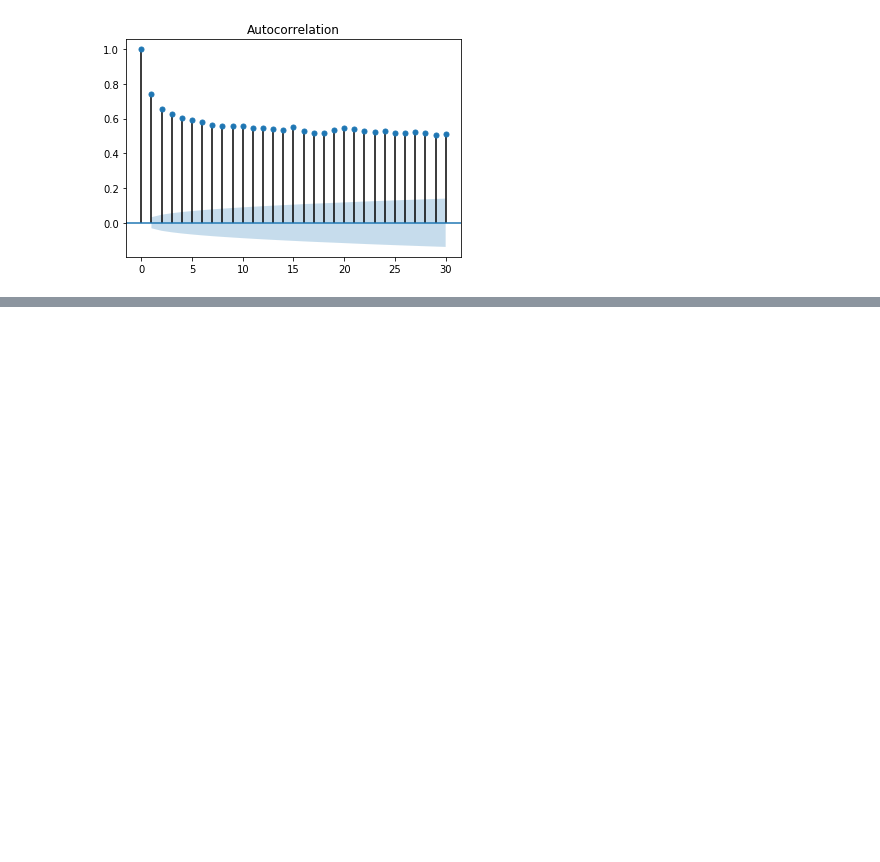
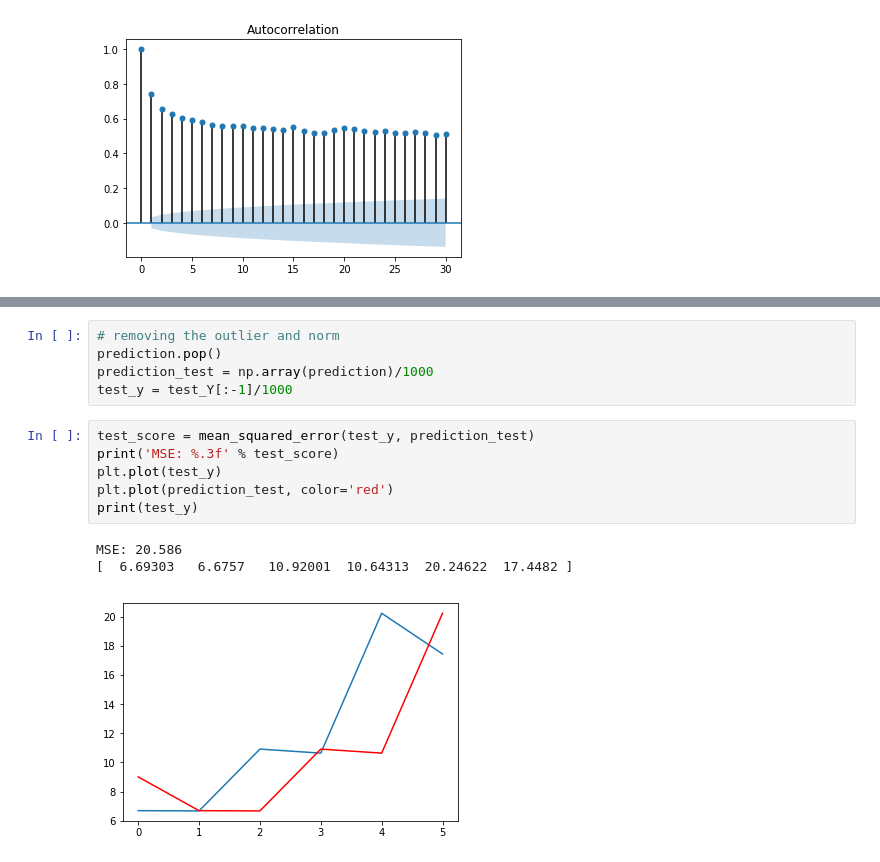
Before and after one commit to anurag19997/Time-Series-Forecasting-python, a Jupyter notebook: Autoregression Models Time Series Forecasting.ipynb, the cells around one changed output, grey strips where cells are left out. Drawn from its saved outputs; the diff is of its cells as text; blank space fills up the shorter version.

```diff
--- a/Autoregression Models Time Series Forecasting.ipynb
+++ b/Autoregression Models Time Series Forecasting.ipynb
@@ -112,0 +174,15 @@ plot_acf(turnover_values.turnover, lags=30)
+# %%
+# removing the outlier and norm
+prediction.pop()
+prediction_test = np.array(prediction)/1000
+test_y = test_Y[:-1]/1000
+# %%
+test_score = mean_squared_error(test_y, prediction_test)
+print('MSE: %.3f' % test_score)
+plt.plot(test_y)
+plt.plot(prediction_test, color='red')
+print(test_y)
+# %% [output]
+MSE: 20.586
+[  6.69303   6.6757   10.92001  10.64313  20.24622  17.4482 ]
+[figure, added]
```
Also changed, not shown: parts of 6 cells of this notebook.
